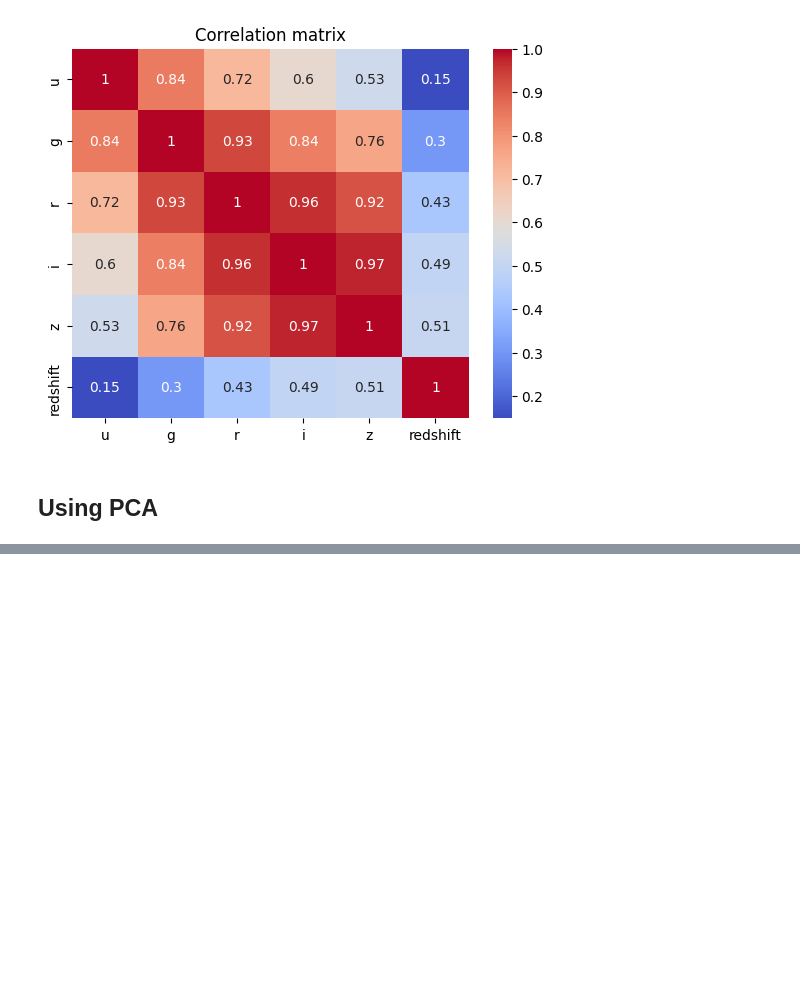
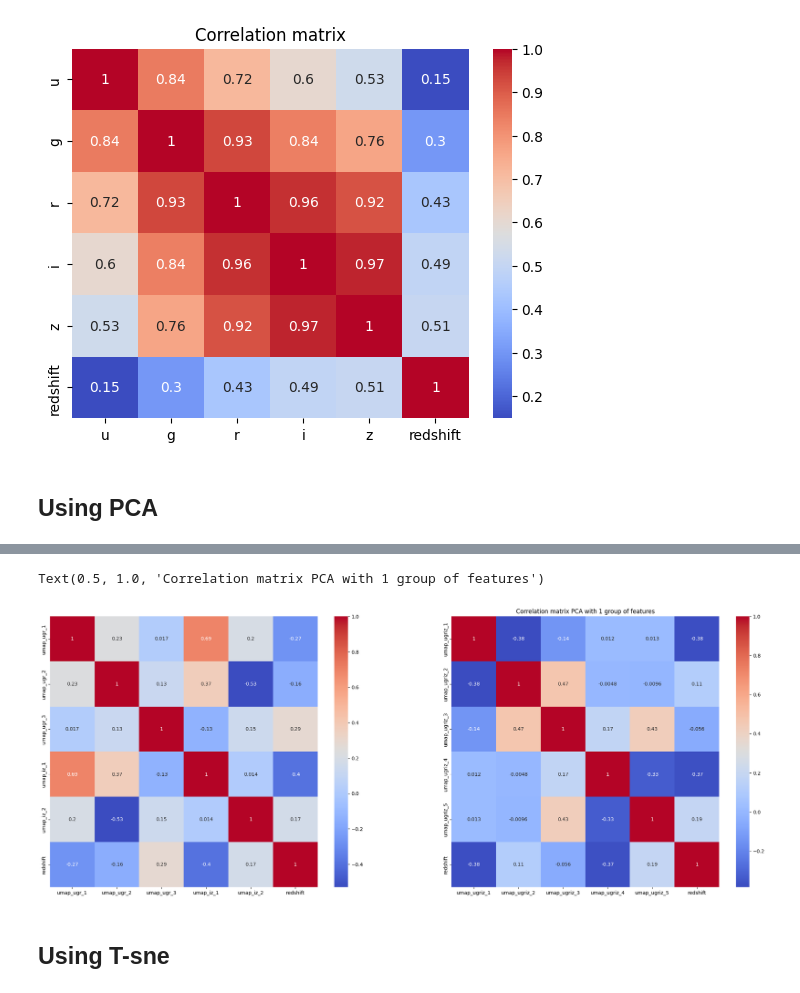
Before and after one commit to LouisCleriot/Stellar-object-classification, a Jupyter notebook: notebooks/1.2-cs-DataExploration-feature-selection.ipynb, the cells around one changed output, grey strips where cells are left out. Drawn from its saved outputs; the diff is of its cells as text; code cells hidden in the pictures; blank space fills up the shorter version.

```diff
--- a/notebooks/1.2-cs-DataExploration-feature-selection.ipynb
+++ b/notebooks/1.2-cs-DataExploration-feature-selection.ipynb
@@ -119,0 +49,23 @@ sns.heatmap(correlation_matrix, annot=True, cmap=plt.cm.Reds)
+# %%
+reducer = umap.UMAP(n_components=3)
+umap_ugr = pd.DataFrame(reducer.fit_transform(group_ugr), columns=['umap_ugr_1', 'umap_ugr_2', 'umap_ugr_3'])
+reducer = umap.UMAP(n_components=2)
+umap_iz = pd.DataFrame(reducer.fit_transform(group_iz), columns=['umap_iz_1', 'umap_iz_2'])
+reducer = umap.UMAP(n_components=5)
+umap_ugriz = pd.DataFrame(reducer.fit_transform(group_ugriz), columns=['umap_ugriz_1', 'umap_ugriz_2', 'umap_ugriz_3', 'umap_ugriz_4', 'umap_ugriz_5'])
+
+umap_1 = pd.concat([umap_ugr, umap_iz,data[["redshift"]]], axis=1)
+umap_2 = pd.concat([umap_ugriz,data[["redshift"]]], axis=1)
+# %%
+#subplot 2 matrix
+fig, ax = plt.subplots(1, 2, figsize=(27, 10))
+axes = ax.flatten()
+sns.heatmap(umap_1.corr(), annot=True, cmap='coolwarm', ax=axes[0])
+plt.title('Correlation matrix PCA with 2 group of features')
+sns.heatmap(umap_2.corr(), annot=True, cmap='coolwarm', ax=axes[1])
+plt.title('Correlation matrix PCA with 1 group of features')
+# %% [output]
+Text(0.5, 1.0, 'Correlation matrix PCA with 1 group of features')
+[figure, added]
+# %% [markdown]
+## Using T-sne
```
Also changed, not shown: parts of 16 cells of this notebook.
